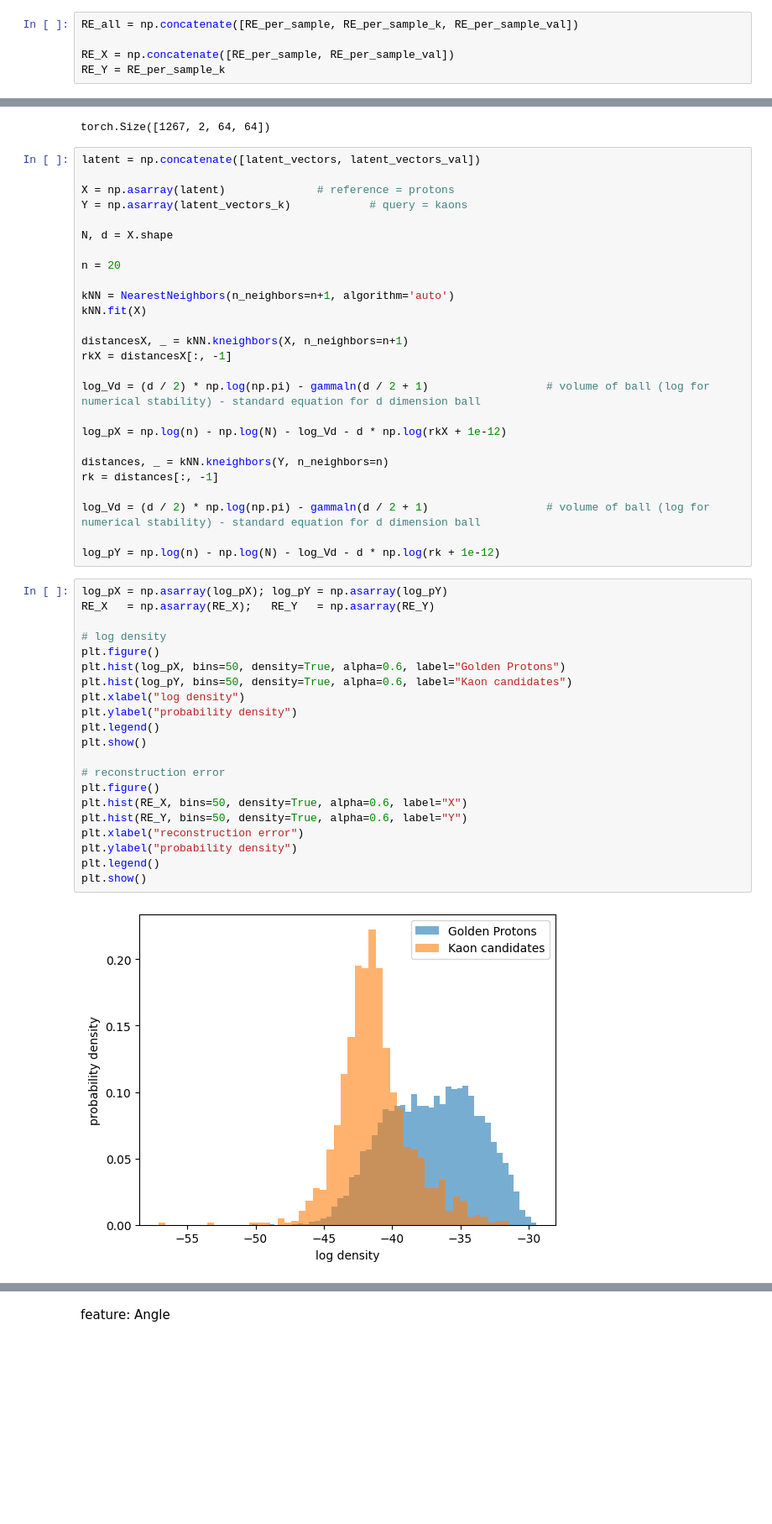
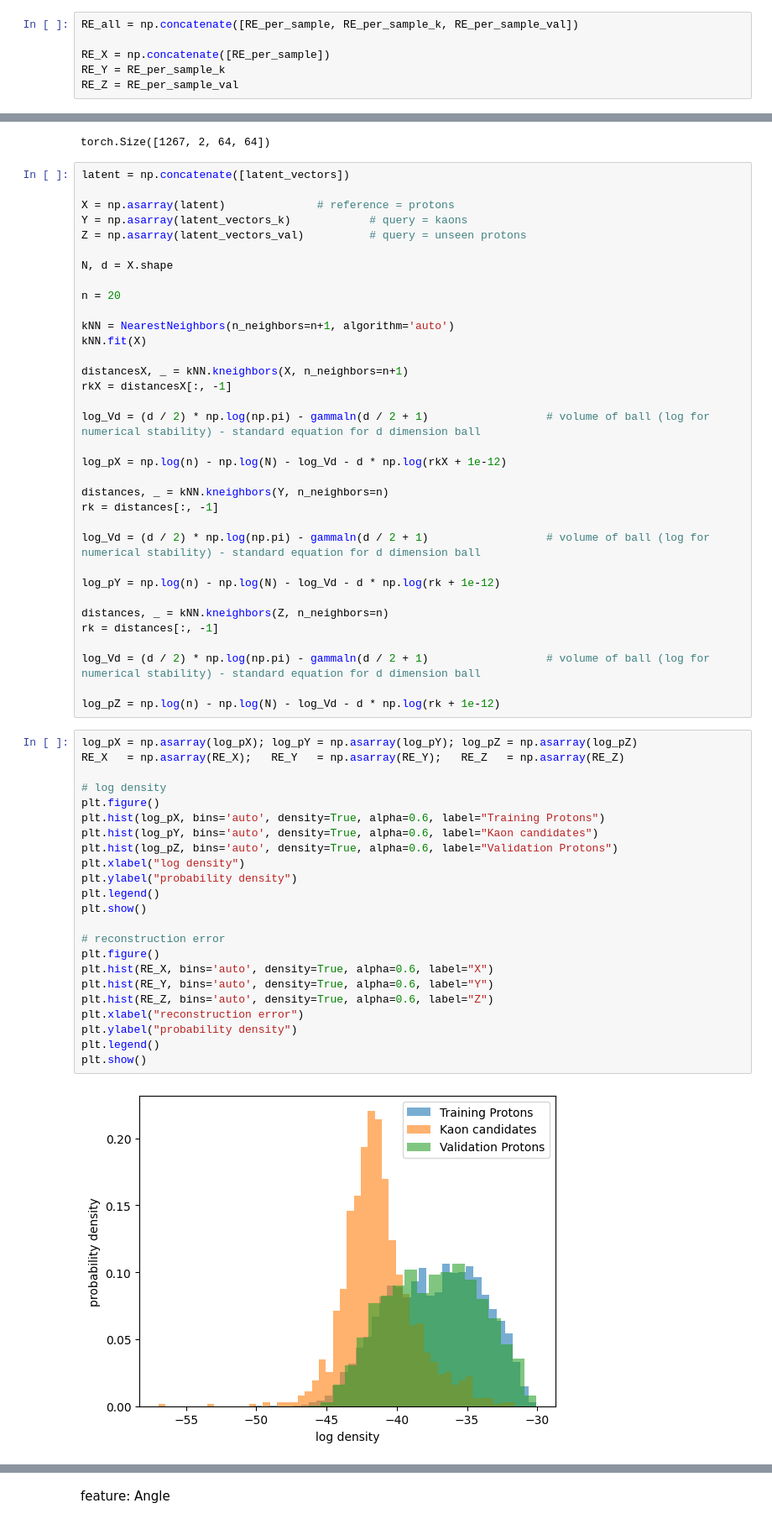
Before and after one commit to mohummudh/proton-deuteron, a Jupyter notebook: kaons/protons-kaons.ipynb, the cells around one changed output, grey strips where cells are left out. Shown at 84% size. Saved outputs shown, nothing was run; the diff lists cells and outputs as text; blank space fills up the shorter version.

```diff
--- a/kaons/protons-kaons.ipynb
+++ b/kaons/protons-kaons.ipynb
@@ -1243,8 +1243,9 @@ plt.show()
 # %%
 RE_all = np.concatenate([RE_per_sample, RE_per_sample_k, RE_per_sample_val])
 
-RE_X = np.concatenate([RE_per_sample, RE_per_sample_val])
+RE_X = np.concatenate([RE_per_sample])
 RE_Y = RE_per_sample_k
+RE_Z = RE_per_sample_val
 # %% [markdown]
 Density map
 # %%
@@ -1255,10 +1256,11 @@ k.shape
 # %% [output]
 torch.Size([1267, 2, 64, 64])
 # %%
-latent = np.concatenate([latent_vectors, latent_vectors_val])
+latent = np.concatenate([latent_vectors])
 
 X = np.asarray(latent)              # reference = protons
 Y = np.asarray(latent_vectors_k)            # query = kaons
+Z = np.asarray(latent_vectors_val)          # query = unseen protons
 
 N, d = X.shape
 
@@ -1280,26 +1282,35 @@ rk = distances[:, -1]
 log_Vd = (d / 2) * np.log(np.pi) - gammaln(d / 2 + 1)                  # volume of ball (log for numerical stability) - standard equation for d dimension ball
 
 log_pY = np.log(n) - np.log(N) - log_Vd - d * np.log(rk + 1e-12)
+
+distances, _ = kNN.kneighbors(Z, n_neighbors=n)
+rk = distances[:, -1]
+
+log_Vd = (d / 2) * np.log(np.pi) - gammaln(d / 2 + 1)                  # volume of ball (log for numerical stability) - standard equation for d dimension ball
+
+log_pZ = np.log(n) - np.log(N) - log_Vd - d * np.log(rk + 1e-12)
 # %%
-log_pX = np.asarray(log_pX); log_pY = np.asarray(log_pY)
-RE_X   = np.asarray(RE_X);   RE_Y   = np.asarray(RE_Y)
+log_pX = np.asarray(log_pX); log_pY = np.asarray(log_pY); log_pZ = np.asarray(log_pZ)
+RE_X   = np.asarray(RE_X);   RE_Y   = np.asarray(RE_Y);   RE_Z   = np.asarray(RE_Z)
 
 # log density
 plt.figure()
-plt.hist(log_pX, bins=50, density=True, alpha=0.6, label="Golden Protons")
-plt.hist(log_pY, bins=50, density=True, alpha=0.6, label="Kaon candidates")
+plt.hist(log_pX, bins='auto', density=True, alpha=0.6, label="Training Protons")
+plt.hist(log_pY, bins='auto', density=True, alpha=0.6, label="Kaon candidates")
+plt.hist(log_pZ, bins='auto', density=True, alpha=0.6, label="Validation Protons")
 plt.xlabel("log density")
 plt.ylabel("probability density")
 plt.legend()
 plt.show()
 
 # reconstruction error
 plt.figure()
-plt.hist(RE_X, bins=50, density=True, alpha=0.6, label="X")
-plt.hist(RE_Y, bins=50, density=True, alpha=0.6, label="Y")
+plt.hist(RE_X, bins='auto', density=True, alpha=0.6, label="X")
+plt.hist(RE_Y, bins='auto', density=True, alpha=0.6, label="Y")
+plt.hist(RE_Z, bins='auto', density=True, alpha=0.6, label="Z")
 plt.xlabel("reconstruction error")
 plt.ylabel("probability density")
 plt.legend()
 plt.show()
 # %% [output]
-[figure, old version]
+[figure, new version]
```
Also changed, not shown: parts of 13 cells of this notebook.
